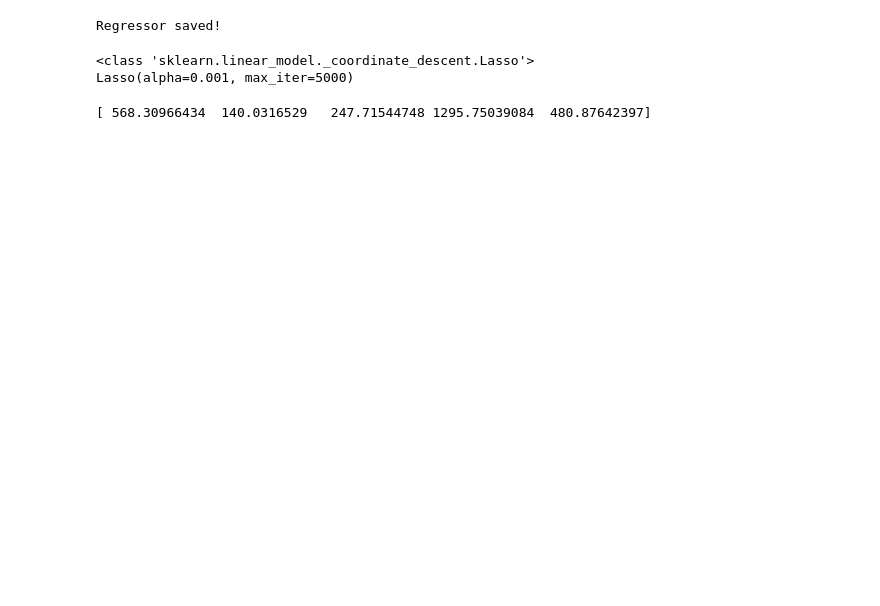
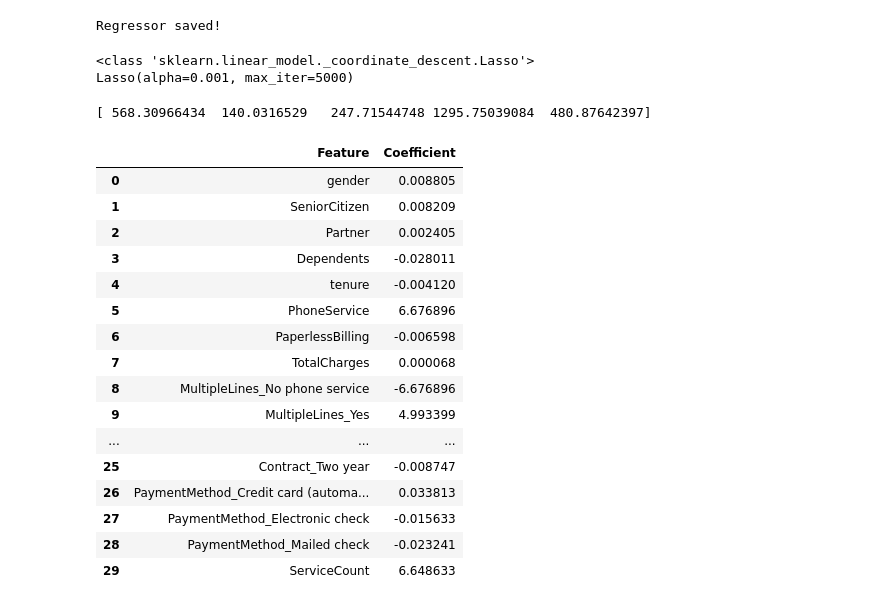
Before and after one commit to balajireddyu1710/teleconnect-ml-assignment, a Jupyter notebook: notebooks/04_regression.ipynb, the cells around one changed output. Cells and saved outputs as stored; diff of their text form; code cells hidden in the pictures; blank space fills up the shorter version.

```diff
--- a/notebooks/04_regression.ipynb
+++ b/notebooks/04_regression.ipynb
@@ -395,3 +395,28 @@ preds = regressor.predict(X_test.head())
 print(preds)
 # %% [output]
 [ 568.30966434  140.0316529   247.71544748 1295.75039084  480.87642397]
+# %%
+coef_df = pd.DataFrame({
+    'Feature': X_train.columns,
+    'Coefficient': best_lr.coef_
+})
+
+coef_df
+# %% [output]
+|  | Feature | Coefficient |
+| 0 | gender | 0.008805 |
+| 1 | SeniorCitizen | 0.008209 |
+| 2 | Partner | 0.002405 |
+| 3 | Dependents | -0.028011 |
+| 4 | tenure | -0.004120 |
+| 5 | PhoneService | 6.676896 |
+| 6 | PaperlessBilling | -0.006598 |
+| 7 | TotalCharges | 0.000068 |
+| 8 | MultipleLines_No phone service | -6.676896 |
+| 9 | MultipleLines_Yes | 4.993399 |
+| ... | ... | ... |
+| 25 | Contract_Two year | -0.008747 |
+| 26 | PaymentMethod_Credit card (automa... | 0.033813 |
+| 27 | PaymentMethod_Electronic check | -0.015633 |
+| 28 | PaymentMethod_Mailed check | -0.023241 |
+| 29 | ServiceCount | 6.648633 |
```
Also changed, not shown: parts of 8 cells of this notebook, 42 other files.
